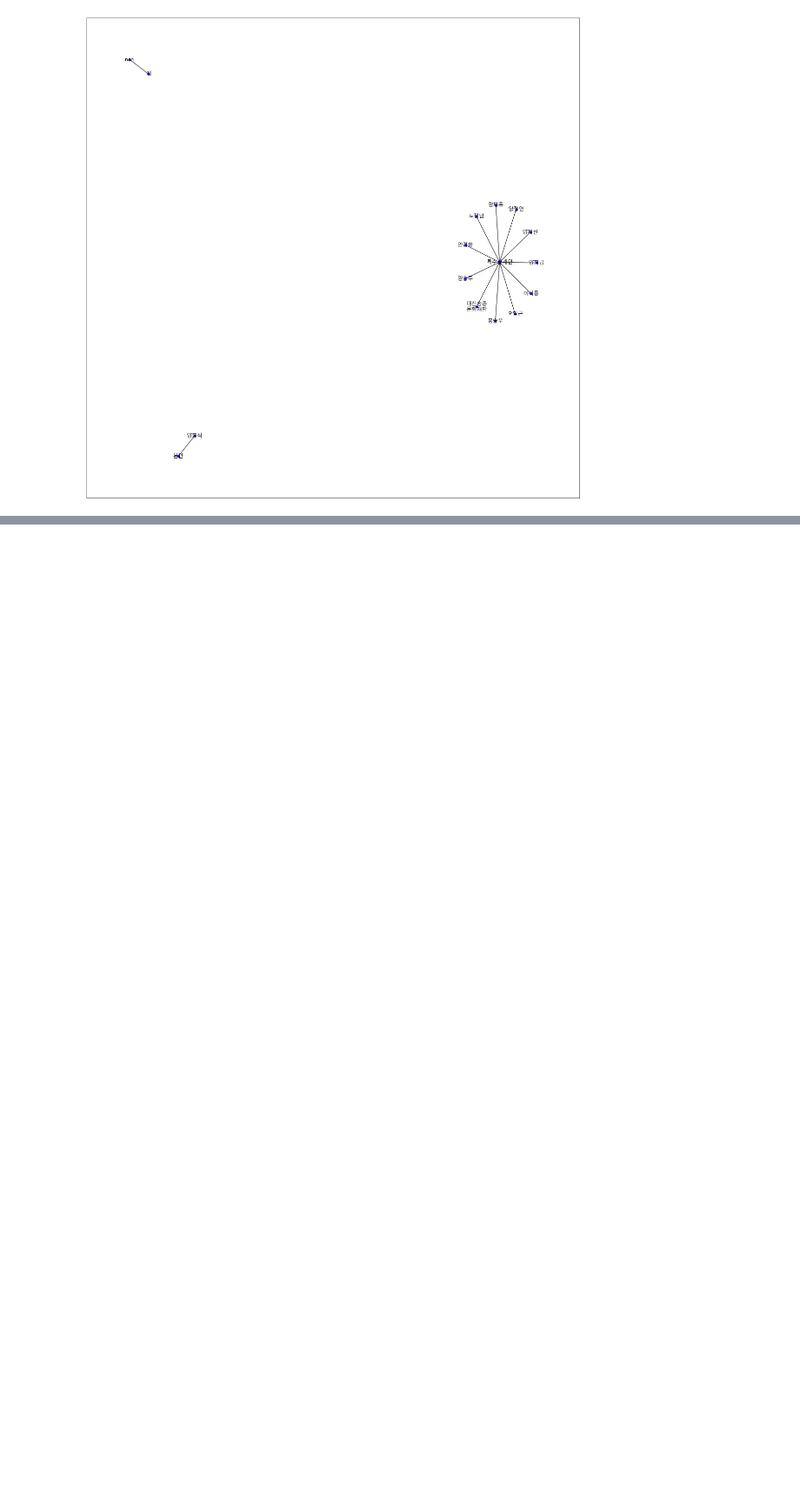
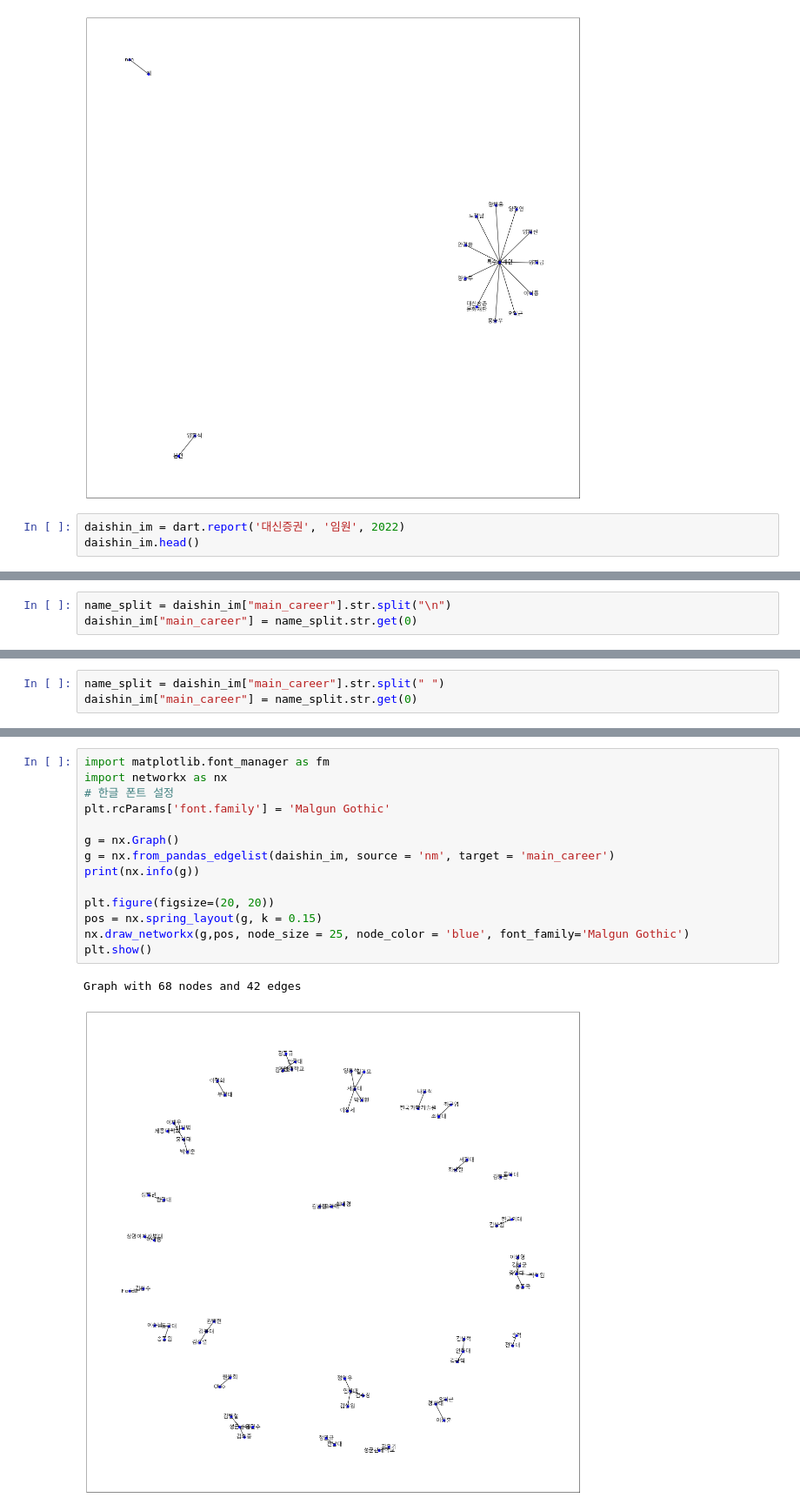
Before and after one commit to ESGcompetition/network-analysis, a Jupyter notebook: dasin.ipynb, the cells around one changed output, grey strips where cells are left out. Shown at 87% size. Cells and saved outputs as stored; diff of their text form; blank space fills up the shorter version.

```diff
--- a/dasin.ipynb
+++ b/dasin.ipynb
@@ -48,3 +48,6 @@ plt.show()
 # %% [output]
 Graph with 16 nodes and 13 edges
 [figure]
+# %%
+daishin_im = dart.report('대신증권', '임원', 2022)
+daishin_im.head()
@@ -50,0 +61,3 @@ Graph with 16 nodes and 13 edges
+# %%
+name_split = daishin_im["main_career"].str.split("\n")
+daishin_im["main_career"] = name_split.str.get(0)
@@ -50,0 +73,3 @@ Graph with 16 nodes and 13 edges
+# %%
+name_split = daishin_im["main_career"].str.split(" ")
+daishin_im["main_career"] = name_split.str.get(0)
@@ -50,0 +85,17 @@ Graph with 16 nodes and 13 edges
+# %%
+import matplotlib.font_manager as fm
+import networkx as nx
+# 한글 폰트 설정
+plt.rcParams['font.family'] = 'Malgun Gothic'
+
+g = nx.Graph()
+g = nx.from_pandas_edgelist(daishin_im, source = 'nm', target = 'main_career')
+print(nx.info(g))
+
+plt.figure(figsize=(20, 20))
+pos = nx.spring_layout(g, k = 0.15)
+nx.draw_networkx(g,pos, node_size = 25, node_color = 'blue', font_family='Malgun Gothic')
+plt.show()
+# %% [output]
+Graph with 68 nodes and 42 edges
+[figure, added]
```
Also changed, not shown: parts of 3 cells of this notebook, 1 other file.
